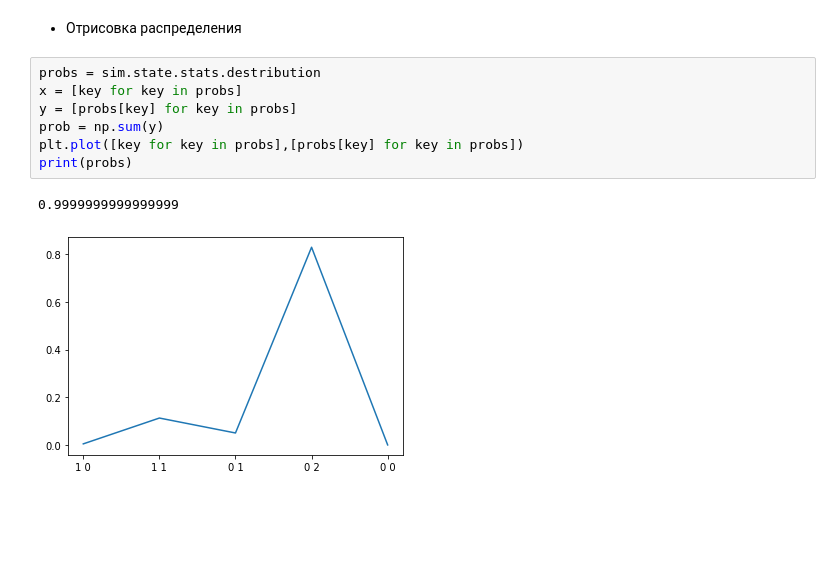
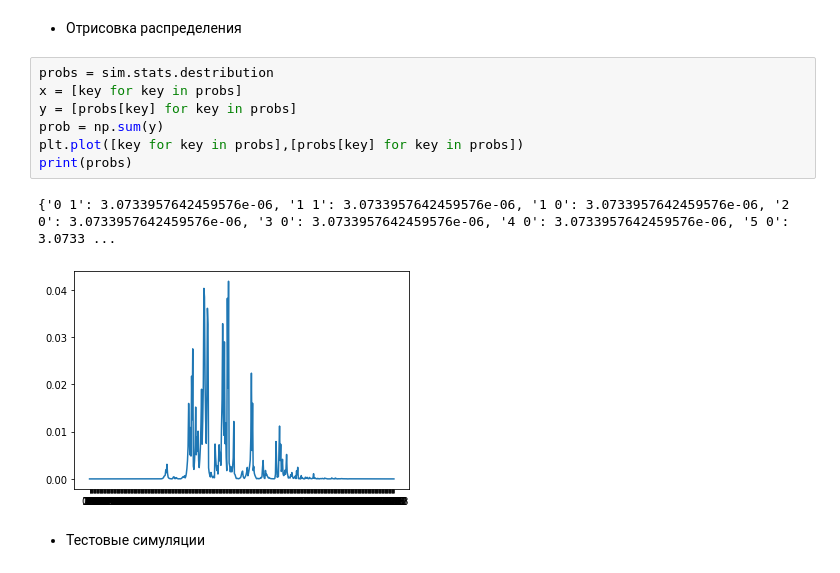
Before and after one commit to alex-hse-repository/Information_System, a Jupyter notebook: Имитационная_модель.ipynb, the cells around one changed output. Cells and saved outputs as stored; diff of their text form; blank space fills up the shorter version.

```diff
--- a/Имитационная_модель.ipynb
+++ b/Имитационная_модель.ipynb
@@ -178,12 +182,14 @@ data
 # %% [markdown]
 * Отрисовка распределения
 # %%
-probs = sim.state.stats.destribution
+probs = sim.stats.destribution
 x = [key for key in probs]
 y = [probs[key] for key in probs]
 prob = np.sum(y)
 plt.plot([key for key in probs],[probs[key] for key in probs])
 print(probs)
 # %% [output]
-0.9999999999999999
+{'0 1': 3.0733957642459576e-06, '1 1': 3.0733957642459576e-06, '1 0': 3.0733957642459576e-06, '2 0': 3.0733957642459576e-06, '3 0': 3.0733957642459576e-06, '4 0': 3.0733957642459576e-06, '5 0': 3.0733 ...
-[figure, old version]
+[figure, new version]
+# %% [markdown]
+* Тестовые симуляции
```
Also changed, not shown: parts of 15 cells of this notebook.
